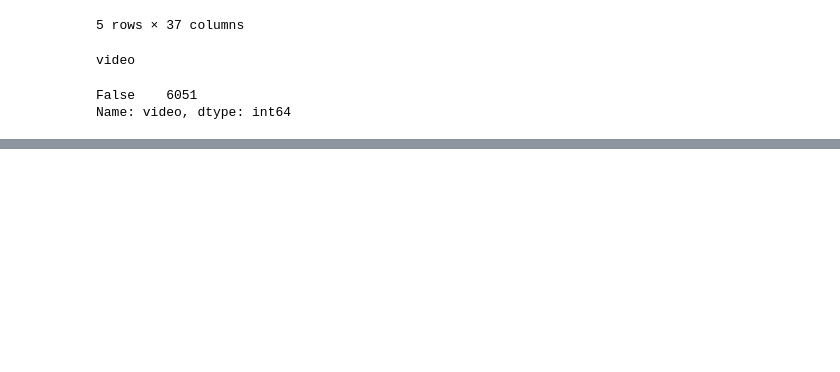
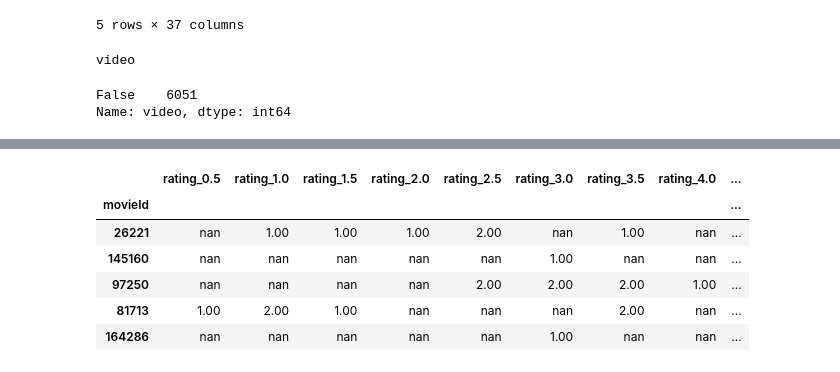
Before and after one commit to DonnieData/Movies-ETL, a Jupyter notebook: Movies_ETL.ipynb, the cells around one changed output, grey strips where cells are left out. Cells and saved outputs as stored; diff of their text form; code cells hidden in the pictures; blank space fills up the shorter version.

```diff
--- a/Movies_ETL.ipynb
+++ b/Movies_ETL.ipynb
@@ -1395,0 +1445,14 @@ movies_df.rename({'id':'kaggle_id',
+# %%
+# rename the columns so the'yre easier to understand
+rating_counts.columns = ['rating_' + str(col) for col in rating_counts.columns]
+# %%
+#review
+rating_counts.sample(5)
+# %% [output]
+|  | rating_0.5 | rating_1.0 | rating_1.5 | rating_2.0 | rating_2.5 | rating_3.0 | rating_3.5 | rating_4.0 | ... |
+| movieId |  |  |  |  |  |  |  |  | ... |
+| 26221 | nan | 1.00 | 1.00 | 1.00 | 2.00 | nan | 1.00 | nan | ... |
+| 145160 | nan | nan | nan | nan | nan | 1.00 | nan | nan | ... |
+| 97250 | nan | nan | nan | nan | 2.00 | 2.00 | 2.00 | 1.00 | ... |
+| 81713 | 1.00 | 2.00 | 1.00 | nan | nan | nan | 2.00 | nan | ... |
+| 164286 | nan | nan | nan | nan | nan | 1.00 | nan | nan | ... |
```
Also changed, not shown: parts of 10 cells of this notebook.
